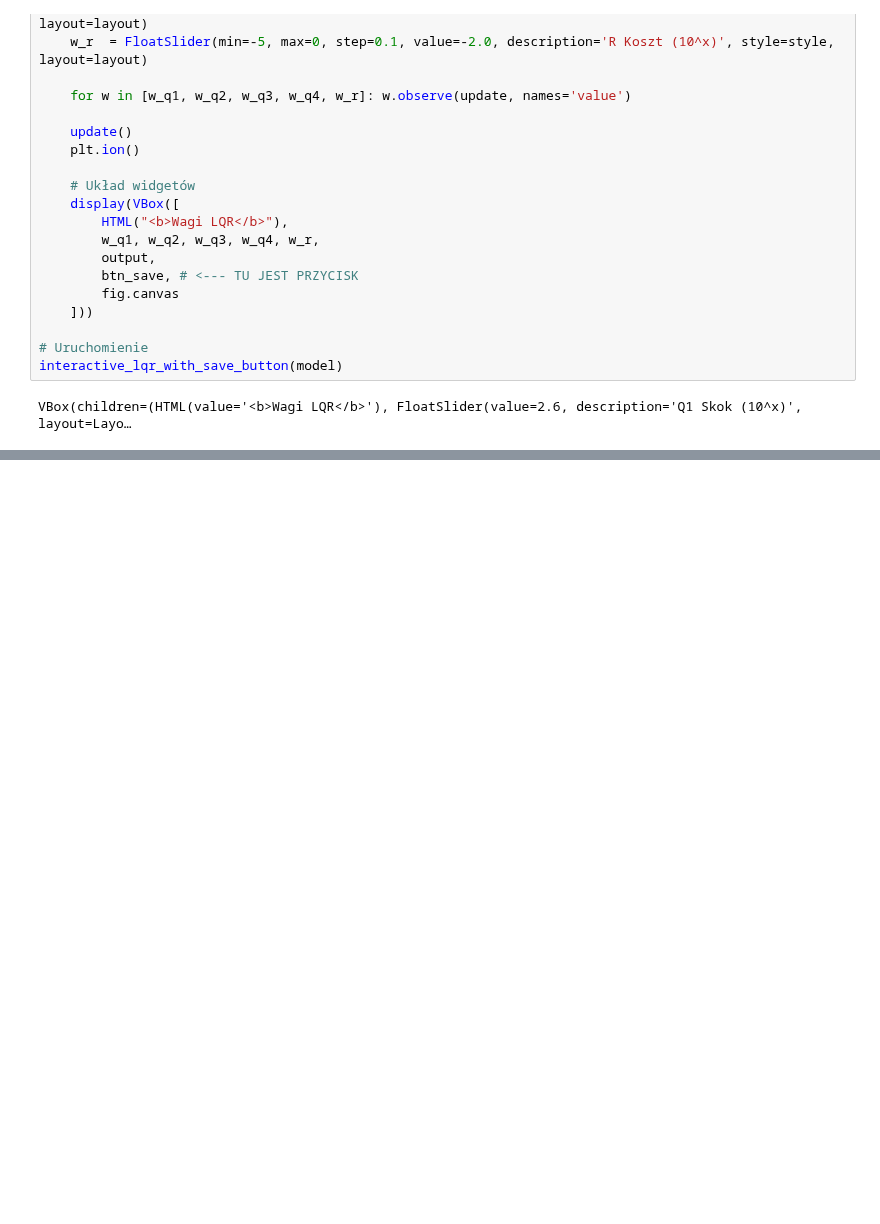
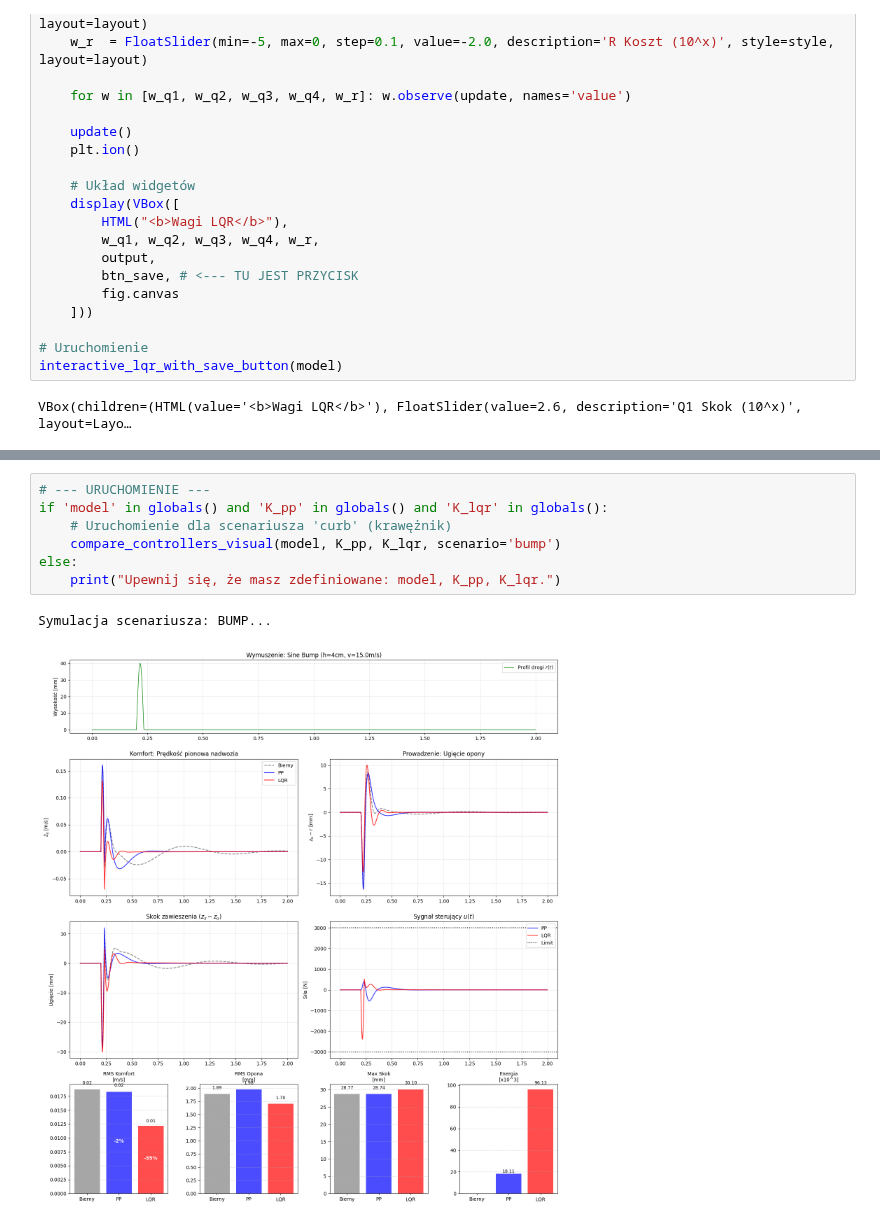
Before and after one commit to morswin499/TESA, a Jupyter notebook: TESA.ipynb, the cells around one changed output, grey strips where cells are left out. Saved outputs shown, nothing was run; the diff lists cells and outputs as text; blank space fills up the shorter version.

```diff
--- a/TESA.ipynb
+++ b/TESA.ipynb
@@ -1319,0 +1363,10 @@ Max Siła [N]              | 0          | 1737       | 2694
+# %%
+# --- URUCHOMIENIE ---
+if 'model' in globals() and 'K_pp' in globals() and 'K_lqr' in globals():
+    # Uruchomienie dla scenariusza 'curb' (krawężnik)
+    compare_controllers_visual(model, K_pp, K_lqr, scenario='bump')
+else:
+    print("Upewnij się, że masz zdefiniowane: model, K_pp, K_lqr.")
+# %% [output]
+Symulacja scenariusza: BUMP...
+[figure, added]
```
Also changed, not shown: parts of 3 cells of this notebook.
